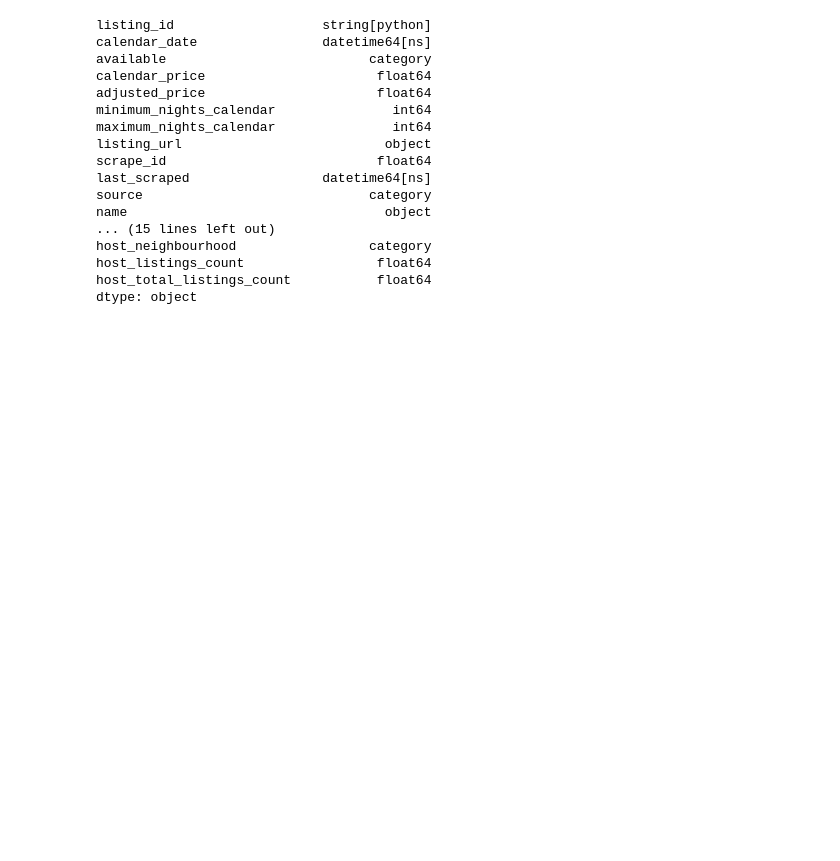
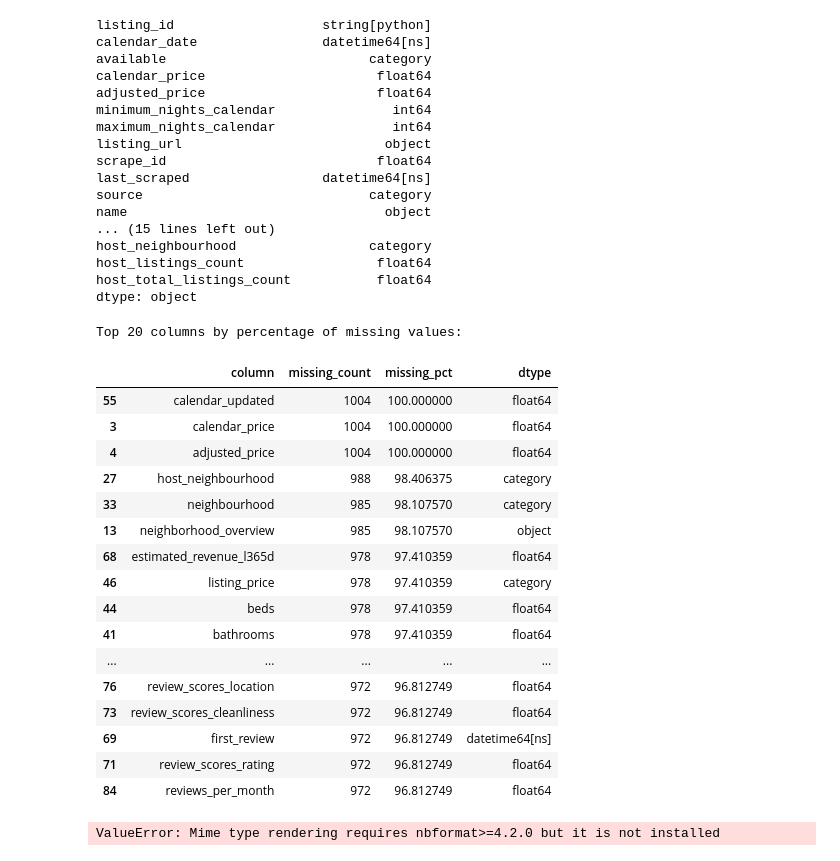
Before and after one commit to dacobri/Python-Hackathon---Group-A10, a Jupyter notebook: H1-A10.ipynb, the cells around one changed output. Drawn from its saved outputs; the diff is of its cells as text; code cells hidden in the pictures; blank space fills up the shorter version.

Commit message:
sending missing values code and to plot the missing values

```diff
--- a/H1-A10.ipynb
+++ b/H1-A10.ipynb
@@ -432,3 +432,57 @@ host_neighbourhood                 category
 host_listings_count                 float64
 host_total_listings_count           float64
 dtype: object
+# %%
+# --- 6. Missing values exploration ---
+
+import plotly.express as px
+
+n_rows = len(final_df_clean)
+
+# Table with missing counts and percentages
+missing_df = (
+    final_df_clean.isna()
+    .sum()
+    .reset_index(name="missing_count")
+    .rename(columns={"index": "column"})
+)
+
+missing_df["missing_pct"] = missing_df["missing_count"] / n_rows * 100
+missing_df["dtype"] = missing_df["column"].map(final_df_clean.dtypes.astype(str))
+missing_df = missing_df.sort_values("missing_pct", ascending=False)
+
+print("Top 20 columns by percentage of missing values:")
+display(missing_df.head(20))
+
+# Bar chart for columns with at least some missing values (top 30)
+missing_nonzero = missing_df[missing_df["missing_count"] > 0].head(30)
+
+fig = px.bar(
+    missing_nonzero,
+    x="column",
+    y="missing_pct",
+    title="Top columns by percentage of missing values",
+    labels={"missing_pct": "Missing percentage", "column": "Column"},
+)
+fig.update_layout(xaxis_tickangle=-45, yaxis=dict(range=[0, 100]))
+fig.show()
+# %% [output]
+Top 20 columns by percentage of missing values:
+|  | column | missing_count | missing_pct | dtype |
+| 55 | calendar_updated | 1004 | 100.000000 | float64 |
+| 3 | calendar_price | 1004 | 100.000000 | float64 |
+| 4 | adjusted_price | 1004 | 100.000000 | float64 |
+| 27 | host_neighbourhood | 988 | 98.406375 | category |
+| 33 | neighbourhood | 985 | 98.107570 | category |
+| 13 | neighborhood_overview | 985 | 98.107570 | object |
+| 68 | estimated_revenue_l365d | 978 | 97.410359 | float64 |
+| 46 | listing_price | 978 | 97.410359 | category |
+| 44 | beds | 978 | 97.410359 | float64 |
+| 41 | bathrooms | 978 | 97.410359 | float64 |
+| ... | ... | ... | ... | ... |
+| 76 | review_scores_location | 972 | 96.812749 | float64 |
+| 73 | review_scores_cleanliness | 972 | 96.812749 | float64 |
+| 69 | first_review | 972 | 96.812749 | datetime64[ns] |
+| 71 | review_scores_rating | 972 | 96.812749 | float64 |
+| 84 | reviews_per_month | 972 | 96.812749 | float64 |
+ValueError: Mime type rendering requires nbformat>=4.2.0 but it is not installed
```
Also changed, not shown: parts of 2 cells of this notebook.
